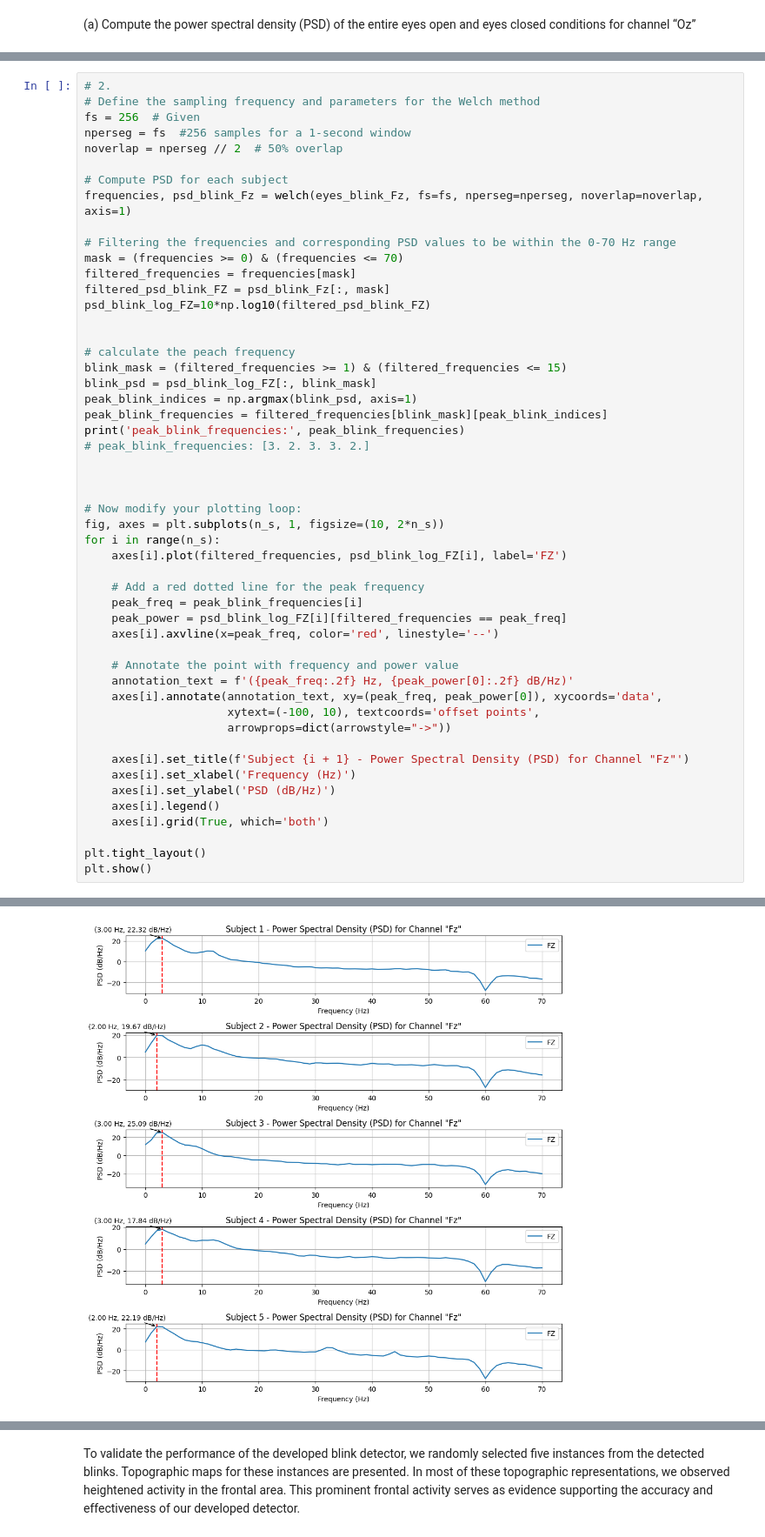
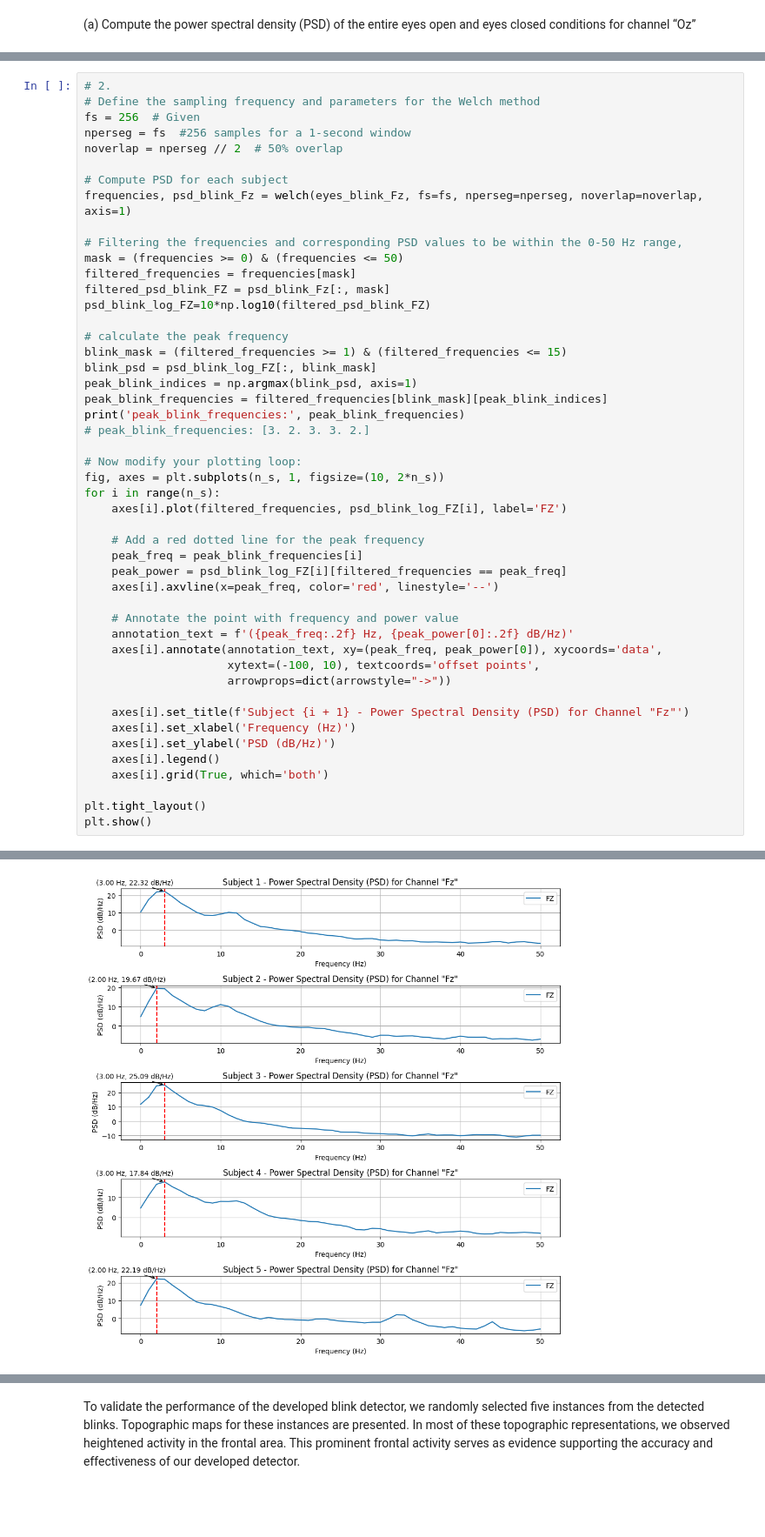
Before and after one commit to maryamnorouzi/Brain-Signal-Processing-, a Jupyter notebook: Brain Signal processing/hw2/HW2_Maryam.ipynb, the cells around one changed output, grey strips where cells are left out. Shown at 87% size. Saved outputs shown, nothing was run; the diff lists cells and outputs as text; blank space fills up the shorter version.

```diff
--- a/Brain Signal processing/hw2/HW2_Maryam.ipynb
+++ b/Brain Signal processing/hw2/HW2_Maryam.ipynb
@@ -313,49 +272,46 @@ noverlap = nperseg // 2  # 50% overlap
 # Compute PSD for each subject
 frequencies, psd_blink_Fz = welch(eyes_blink_Fz, fs=fs, nperseg=nperseg, noverlap=noverlap, axis=1)
 
-# Filtering the frequencies and corresponding PSD values to be within the 0-70 Hz range
-mask = (frequencies >= 0) & (frequencies <= 70)
+# Filtering the frequencies and corresponding PSD values to be within the 0-50 Hz range,
+mask = (frequencies >= 0) & (frequencies <= 50)
 filtered_frequencies = frequencies[mask]
 filtered_psd_blink_FZ = psd_blink_Fz[:, mask]
 psd_blink_log_FZ=10*np.log10(filtered_psd_blink_FZ)
 
-
-# calculate the peach frequency
+# calculate the peak frequency
 blink_mask = (filtered_frequencies >= 1) & (filtered_frequencies <= 15)
 blink_psd = psd_blink_log_FZ[:, blink_mask]
 peak_blink_indices = np.argmax(blink_psd, axis=1)
 peak_blink_frequencies = filtered_frequencies[blink_mask][peak_blink_indices]
 print('peak_blink_frequencies:', peak_blink_frequencies)
 # peak_blink_frequencies: [3. 2. 3. 3. 2.]
-
-
 
 # Now modify your plotting loop:
 fig, axes = plt.subplots(n_s, 1, figsize=(10, 2*n_s))
 for i in range(n_s):
     axes[i].plot(filtered_frequencies, psd_blink_log_FZ[i], label='FZ')
 
     # Add a red dotted line for the peak frequency
     peak_freq = peak_blink_frequencies[i]
     peak_power = psd_blink_log_FZ[i][filtered_frequencies == peak_freq]
     axes[i].axvline(x=peak_freq, color='red', linestyle='--')
 
     # Annotate the point with frequency and power value
     annotation_text = f'({peak_freq:.2f} Hz, {peak_power[0]:.2f} dB/Hz)'
     axes[i].annotate(annotation_text, xy=(peak_freq, peak_power[0]), xycoords='data',
                      xytext=(-100, 10), textcoords='offset points',
                      arrowprops=dict(arrowstyle="->"))
 
     axes[i].set_title(f'Subject {i + 1} - Power Spectral Density (PSD) for Channel "Fz"')
     axes[i].set_xlabel('Frequency (Hz)')
     axes[i].set_ylabel('PSD (dB/Hz)')
     axes[i].legend()
     axes[i].grid(True, which='both')
 
 plt.tight_layout()
 plt.show()
 # %% [output]
 peak_blink_frequencies: [3. 2. 3. 3. 2.]
-[figure, old version]
+[figure, new version]
 # %% [markdown]
 
```
Also changed, not shown: parts of 7 cells of this notebook, 3 other files.
